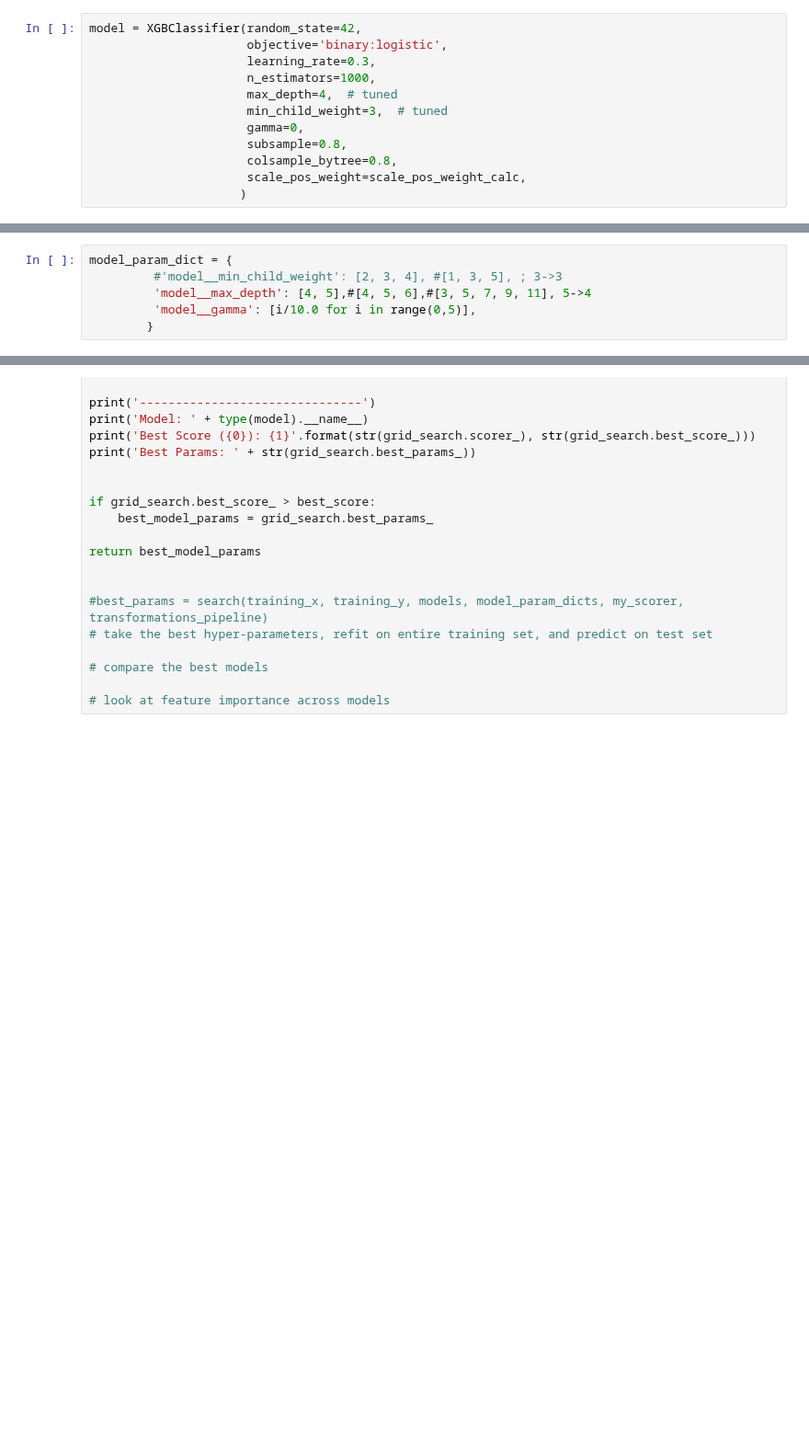
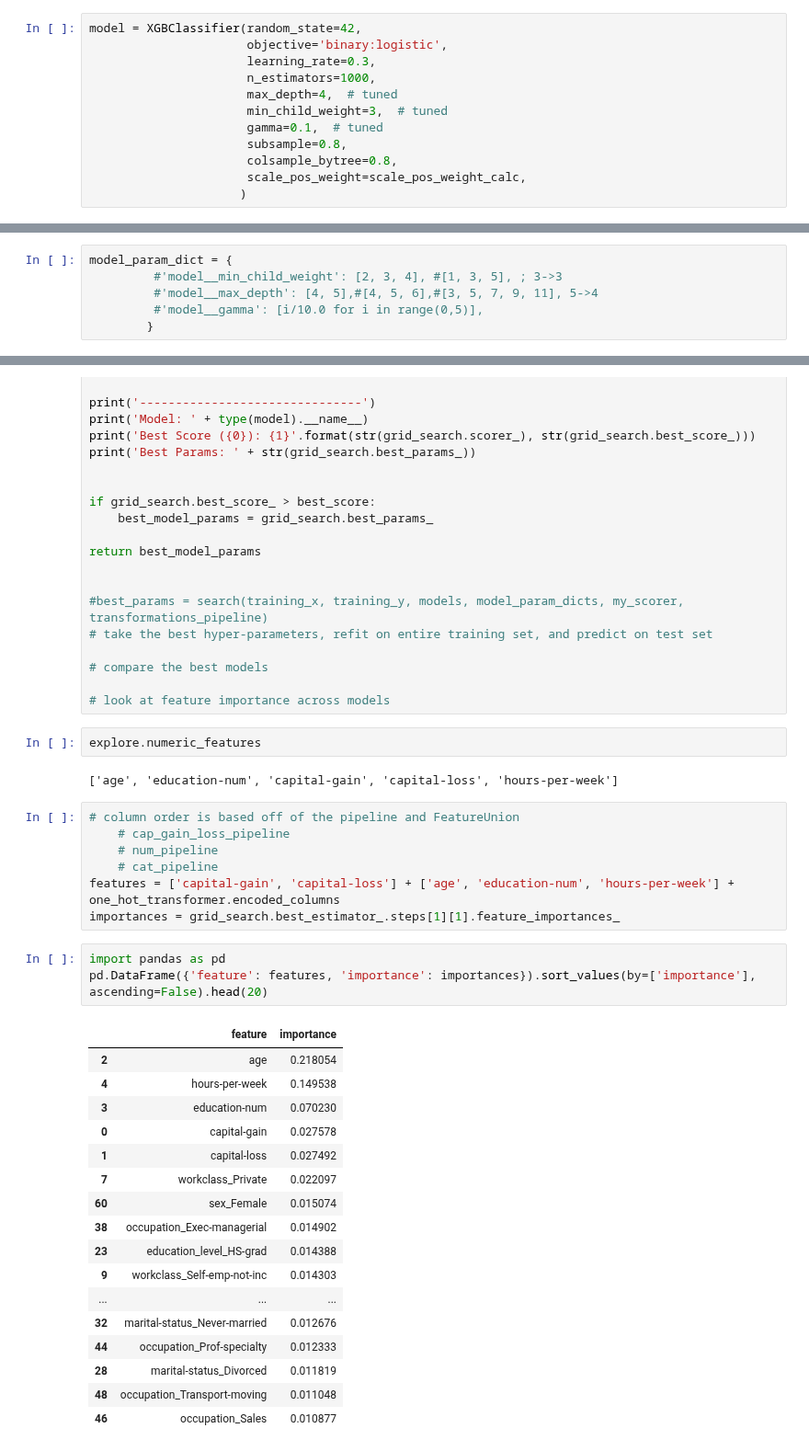
Before and after one commit to shane-kercheval/udacity, a Jupyter notebook: data_scientist_nanodegree/projects/p1_charityml/custom/sklearn searching.ipynb, the cells around one changed output, grey strips where cells are left out. Shown at 92% size. Saved outputs shown, nothing was run; the diff lists cells and outputs as text; blank space fills up the shorter version.

Commit message:
DS Nano \ Project 1 \ XGB tuned gamma

```diff
--- a/data_scientist_nanodegree/projects/p1_charityml/custom/sklearn searching.ipynb
+++ b/data_scientist_nanodegree/projects/p1_charityml/custom/sklearn searching.ipynb
@@ -154,7 +154,7 @@ model = XGBClassifier(random_state=42,
                       n_estimators=1000,
                       max_depth=4,  # tuned
                       min_child_weight=3,  # tuned
-                      gamma=0,
+                      gamma=0.1,  # tuned
                       subsample=0.8,
                       colsample_bytree=0.8,
                       scale_pos_weight=scale_pos_weight_calc,
@@ -169,8 +169,8 @@ full_pipeline = Pipeline([
 # %%
 model_param_dict = {
          #'model__min_child_weight': [2, 3, 4], #[1, 3, 5], ; 3->3
-         'model__max_depth': [4, 5],#[4, 5, 6],#[3, 5, 7, 9, 11], 5->4
-         'model__gamma': [i/10.0 for i in range(0,5)],
+         #'model__max_depth': [4, 5],#[4, 5, 6],#[3, 5, 7, 9, 11], 5->4
+         #'model__gamma': [i/10.0 for i in range(0,5)],
         }
 # %%
 # actual hyper-parameters/options to tune for transformations.
@@ -285,3 +269,35 @@ return best_model_params
 # compare the best models
 
 # look at feature importance across models
+# %%
+explore.numeric_features
+# %% [output]
+['age', 'education-num', 'capital-gain', 'capital-loss', 'hours-per-week']
+# %%
+# column order is based off of the pipeline and FeatureUnion
+    # cap_gain_loss_pipeline
+    # num_pipeline
+    # cat_pipeline
+features = ['capital-gain', 'capital-loss'] + ['age', 'education-num', 'hours-per-week'] + one_hot_transformer.encoded_columns
+importances = grid_search.best_estimator_.steps[1][1].feature_importances_
+# %%
+import pandas as pd
+pd.DataFrame({'feature': features, 'importance': importances}).sort_values(by=['importance'], ascending=False).head(20)
+# %% [output]
+|  | feature | importance |
+| 2 | age | 0.218054 |
+| 4 | hours-per-week | 0.149538 |
+| 3 | education-num | 0.070230 |
+| 0 | capital-gain | 0.027578 |
+| 1 | capital-loss | 0.027492 |
+| 7 | workclass_Private | 0.022097 |
+| 60 | sex_Female | 0.015074 |
+| 38 | occupation_Exec-managerial | 0.014902 |
+| 23 | education_level_HS-grad | 0.014388 |
+| 9 | workclass_Self-emp-not-inc | 0.014303 |
+| ... | ... | ... |
+| 32 | marital-status_Never-married | 0.012676 |
+| 44 | occupation_Prof-specialty | 0.012333 |
+| 28 | marital-status_Divorced | 0.011819 |
+| 48 | occupation_Transport-moving | 0.011048 |
+| 46 | occupation_Sales | 0.010877 |
```
Also changed, not shown: parts of 5 cells of this notebook, 1 other file.
